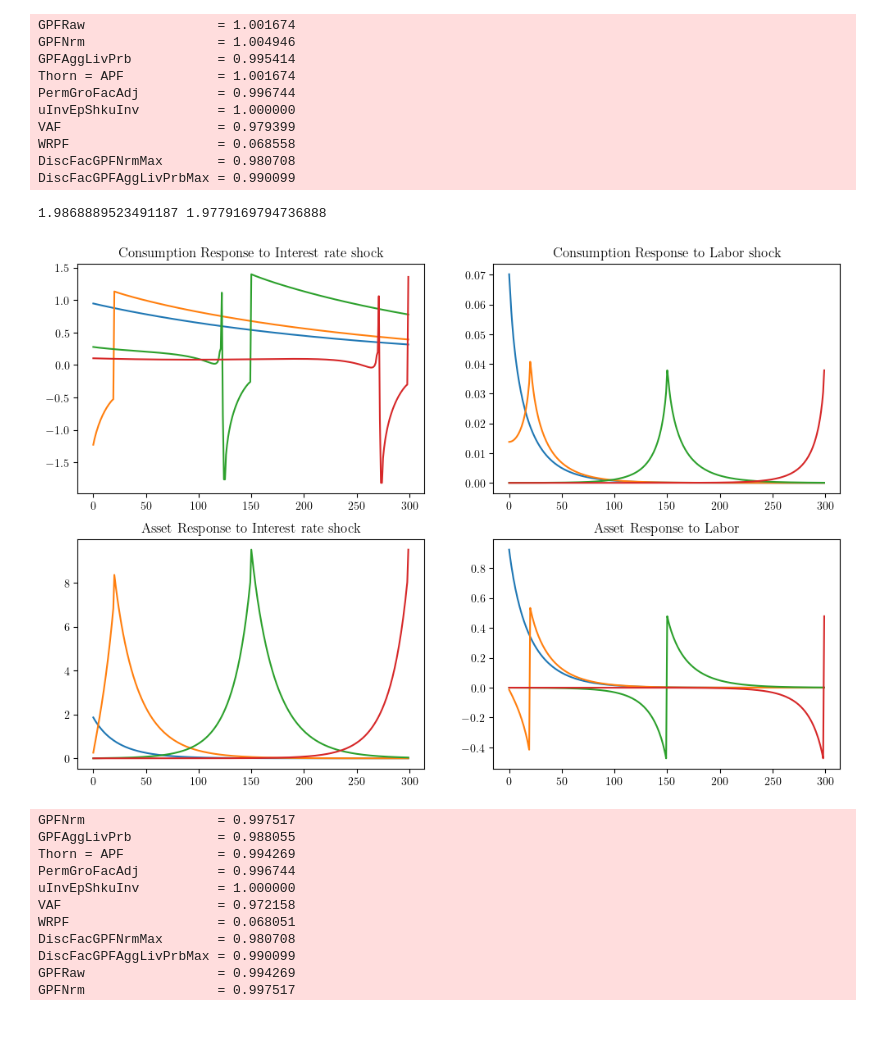
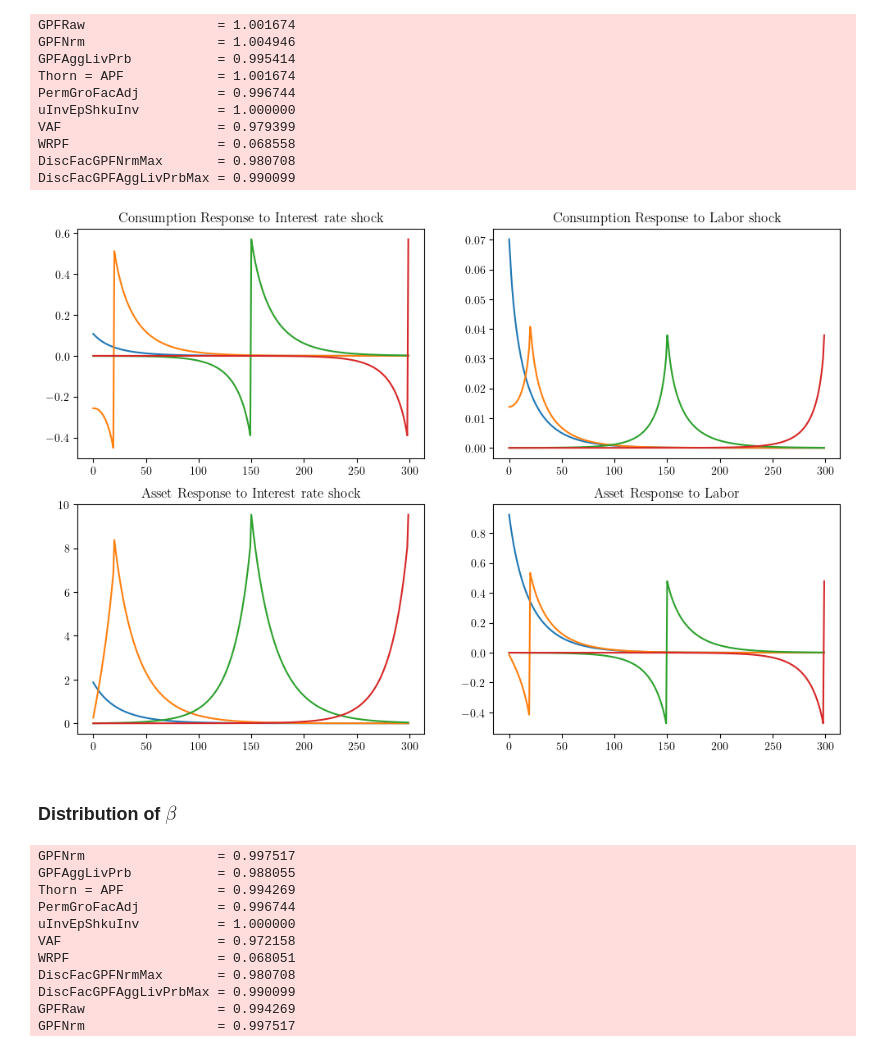
Before and after one commit to AMonninger/REMARK_IMF, a Jupyter notebook: code/python/03_Creating_realistic_aggregate_consumption_responses.ipynb, the cells around one changed output. Drawn from its saved outputs; the diff is of its cells as text; code cells hidden in the pictures.

```diff
--- a/code/python/03_Creating_realistic_aggregate_consumption_responses.ipynb
+++ b/code/python/03_Creating_realistic_aggregate_consumption_responses.ipynb
@@ -225,7 +145,7 @@ cstwMPC_calibrated_parameters = {
     "aXtraExtra": [None],
     "aXtraNestFac": 3,  # Number of times to 'exponentially nest' when constructing assets grid
     "LivPrb": [1.0 - 1.0 / 160.0],  # Survival probability
-    "DiscFac": 0.9928440142857142,  # Default intertemporal discount factor; dummy value, will be overwritten
+    "DiscFac": 0.9855583,  # Default intertemporal discount factor; dummy value, will be overwritten
     "cycles": 0,
     "T_cycle": 1,
     "T_retire": 0,
@@ -240,8 +160,8 @@ cstwMPC_calibrated_parameters = {
     "AgentCount": 10000,
 
     # Parameters for constructing the "assets above minimum" grid
-    "aXtraMax" : 7000000, #500,                      # Maximum end-of-period "assets above minimum" value
-    "aXtraCount" : 1000, #100,                     # Number of points in the base grid of "assets above minimum"
+    "aXtraMax" : 20000000, #500,                      # Maximum end-of-period "assets above minimum" value
+    "aXtraCount" : 400, #100,                     # Number of points in the base grid of "assets above minimum"
 
     # HANK params
     "taxrate" : [tau], # set to 0.0 because we are going to assume that labor here is actually after tax income
@@ -249,8 +169,8 @@ cstwMPC_calibrated_parameters = {
     "wage": [1.0],
 
     # Transition Matrix simulation parameters
-    "mCount": 3000,
-    "mMax": 7000000,
+    "mCount": 400,
+    "mMax": 20000000,
     "mMin": 0.0001,
     "mFac": 3,
 
@@ -444,43 +216,38 @@ VAF                    = 0.979399
 WRPF                   = 0.068558
 DiscFacGPFNrmMax       = 0.980708
 DiscFacGPFAggLivPrbMax = 0.990099
-# %%
-print(A_ss_BaselineType, np.mean(BaselineType.state_now["aLvl"]))
-# print(C_ss_BaselineType, np.mean(BaselineType.state_now["cLvl"]))
-# %% [output]
-1.9868889523491187 1.9779169794736888
 # %%
 fig, axs = plt.subplots(2, 2, figsize=(12, 8))
 
 # Consumption Response to Interest rate shock
-axs[0, 0].plot(CJACR_MostPatientType.T[0])
-axs[0, 0].plot(CJACR_MostPatientType.T[20])
-axs[0, 0].plot(CJACR_MostPatientType.T[150])
-axs[0, 0].plot(CJACR_MostPatientType.T[-1])
+axs[0, 0].plot(CJACR_BaselineType.T[0])
+axs[0, 0].plot(CJACR_BaselineType.T[20])
+axs[0, 0].plot(CJACR_BaselineType.T[150])
+axs[0, 0].plot(CJACR_BaselineType.T[-1])
 axs[0, 0].set_title("Consumption Response to Interest rate shock")
 
 # Consumption Response to Labor shock
 axs[0, 1].plot(CJACZ_BaselineType.T[0])
 axs[0, 1].plot(CJACZ_BaselineType.T[20])
 axs[0, 1].plot(CJACZ_BaselineType.T[150])
 axs[0, 1].plot(CJACZ_BaselineType.T[-1])
 axs[0, 1].set_title("Consumption Response to Labor shock")
 
 # Asset Response to Interest rate shock
 axs[1, 0].plot(AJACR_BaselineType.T[0])
 axs[1, 0].plot(AJACR_BaselineType.T[20])
 axs[1, 0].plot(AJACR_BaselineType.T[150])
 axs[1, 0].plot(AJACR_BaselineType.T[-1])
 axs[1, 0].set_title("Asset Response to Interest rate shock")
 
 
 # Asset Response to Labor
 axs[1, 1].plot(AJACZ_BaselineType.T[0])
 axs[1, 1].plot(AJACZ_BaselineType.T[20])
 axs[1, 1].plot(AJACZ_BaselineType.T[150])
 axs[1, 1].plot(AJACZ_BaselineType.T[-1])
 axs[1, 1].set_title("Asset Response to Labor")
 
 plt.show()
 # %% [output]
-[figure, old version]
+[figure, new version]
@@ -501,3 +254,5 @@ plt.show()
+# %% [markdown]
+### Distribution of $\beta$
 # %%
 # Specify the distribution of the discount factor
 num_types = 7  # number of types we want
```
Also changed, not shown: parts of 77 cells of this notebook, 15 other files.
